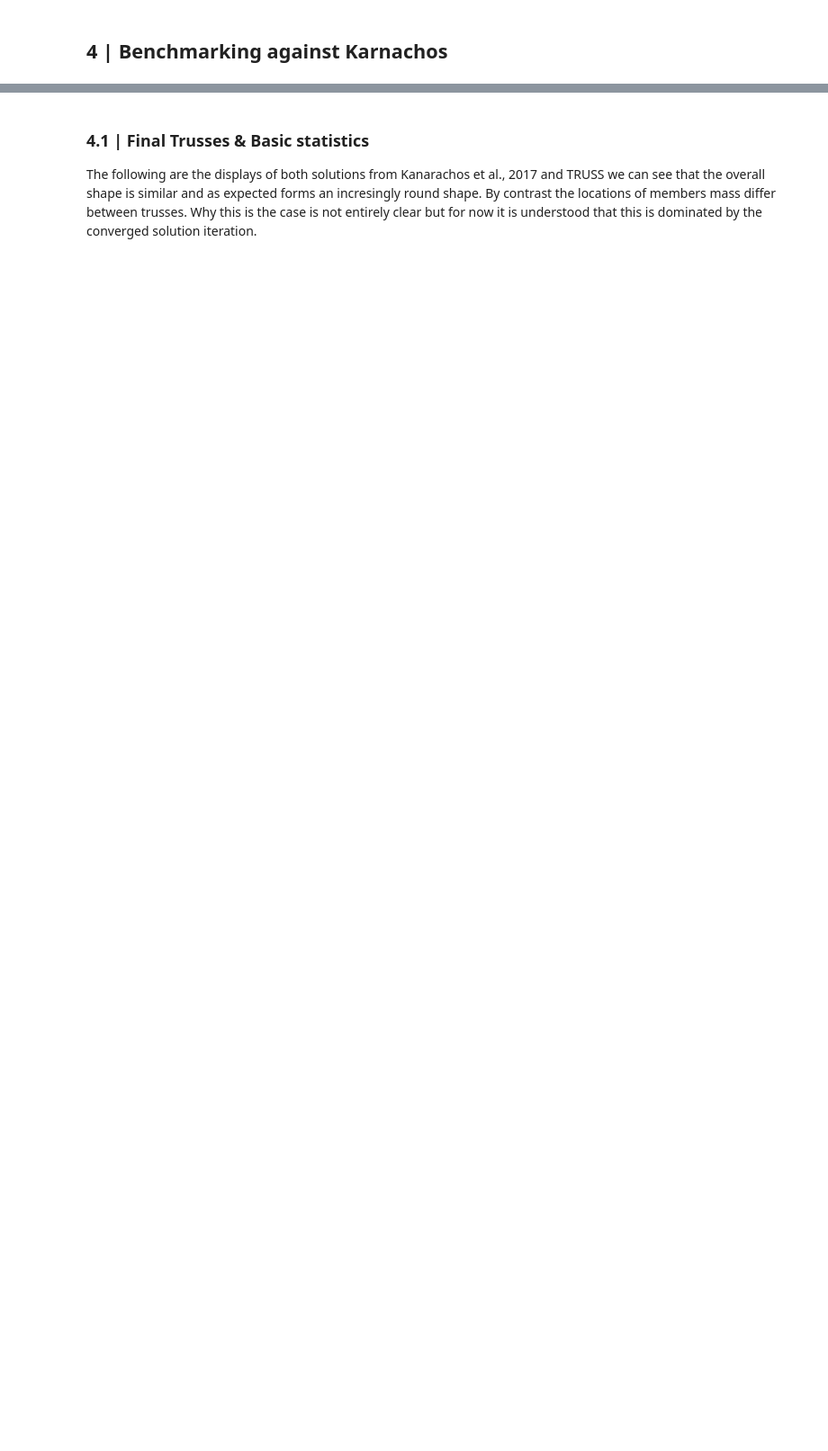
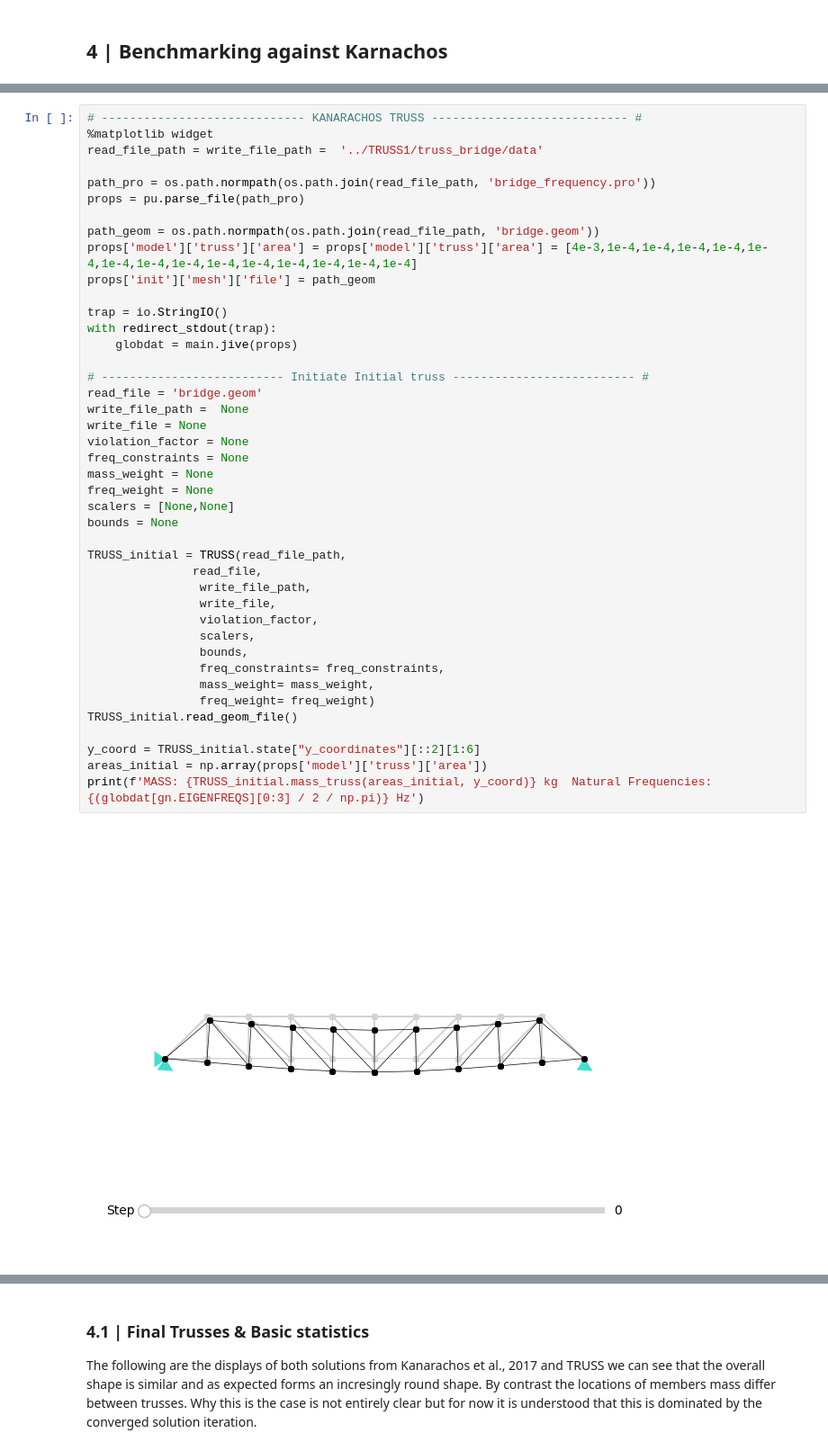
Before and after one commit to JavFuertes/TRUSS, a Jupyter notebook: TRUSS.ipynb, the cells around one changed output, grey strips where cells are left out. Shown at 90% size. Drawn from its saved outputs; the diff is of its cells as text; blank space fills up the shorter version.

```diff
--- a/TRUSS.ipynb
+++ b/TRUSS.ipynb
@@ -740,0 +750,44 @@ fig.show()
+# %%
+# ----------------------------- KANARACHOS TRUSS ---------------------------- #
+%matplotlib widget
+read_file_path = write_file_path =  '../TRUSS1/truss_bridge/data'
+
+path_pro = os.path.normpath(os.path.join(read_file_path, 'bridge_frequency.pro'))
+props = pu.parse_file(path_pro)
+
+path_geom = os.path.normpath(os.path.join(read_file_path, 'bridge.geom'))
+props['model']['truss']['area'] = props['model']['truss']['area'] = [4e-3,1e-4,1e-4,1e-4,1e-4,1e-4,1e-4,1e-4,1e-4,1e-4,1e-4,1e-4,1e-4,1e-4,1e-4]
+props['init']['mesh']['file'] = path_geom
+
+trap = io.StringIO()
+with redirect_stdout(trap):
+    globdat = main.jive(props)
+
+# -------------------------- Initiate Initial truss -------------------------- #
+read_file = 'bridge.geom'
+write_file_path =  None
+write_file = None
+violation_factor = None
+freq_constraints = None
+mass_weight = None
+freq_weight = None
+scalers = [None,None]
+bounds = None
+
+TRUSS_initial = TRUSS(read_file_path,
+               read_file,
+                write_file_path,
+                write_file,
+                violation_factor,
+                scalers,
+                bounds,
+                freq_constraints= freq_constraints,
+                mass_weight= mass_weight,
+                freq_weight= freq_weight)
+TRUSS_initial.read_geom_file()
+
+y_coord = TRUSS_initial.state["y_coordinates"][::2][1:6]
+areas_initial = np.array(props['model']['truss']['area'])
+print(f'MASS: {TRUSS_initial.mass_truss(areas_initial, y_coord)} kg  Natural Frequencies:{(globdat[gn.EIGENFREQS][0:3] / 2 / np.pi)} Hz')
+# %% [output]
+[figure, added]
```
Also changed, not shown: parts of 5 cells of this notebook, 6 other files.
